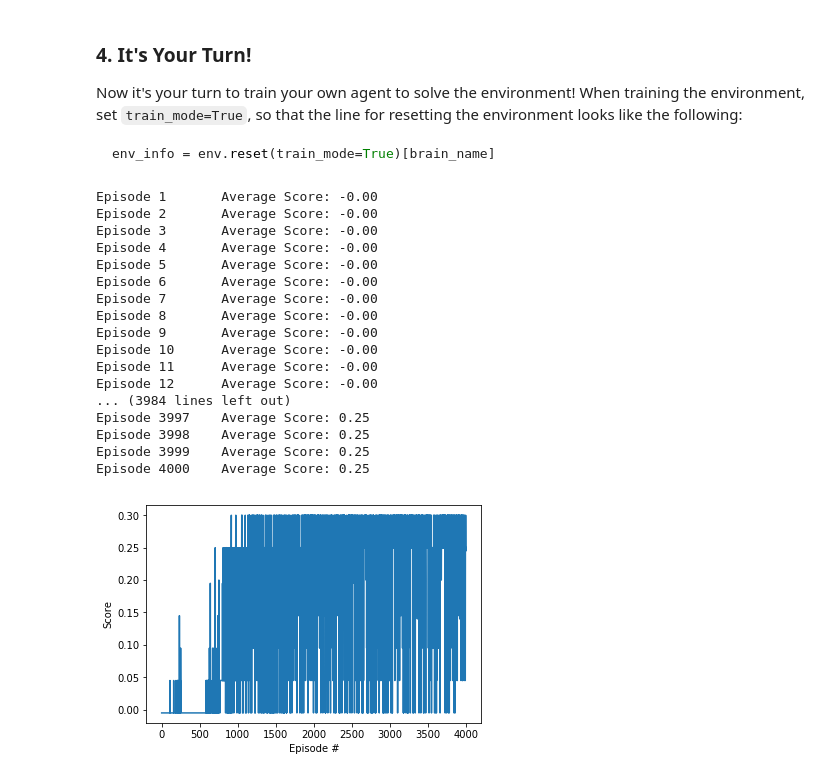
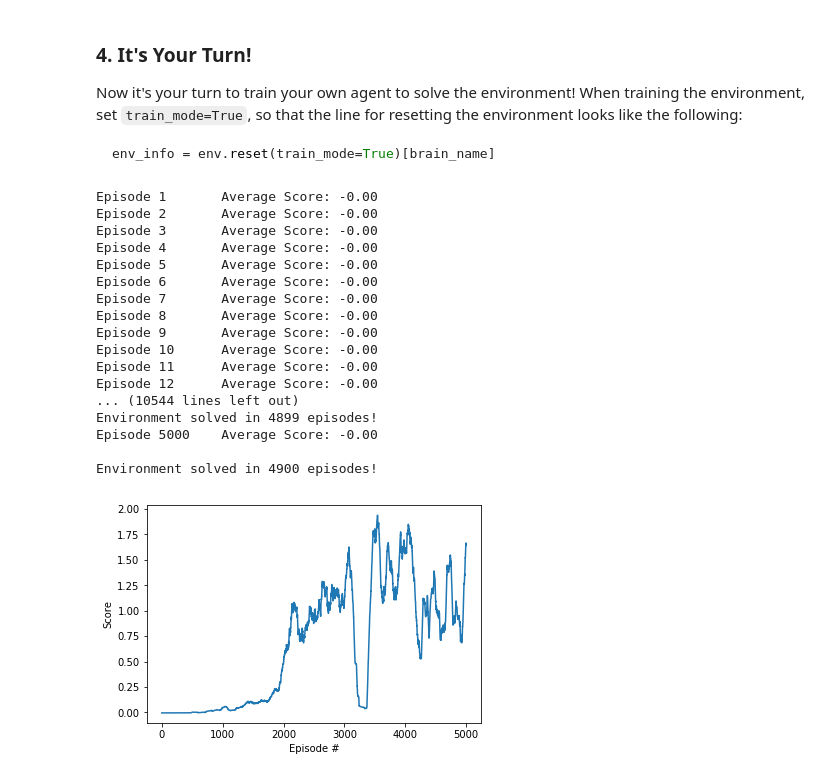
Before and after one commit to bkocis/DRLND_Pr_3_Collaboration_and_Competition, a Jupyter notebook: Tennis.ipynb, the cells around one changed output. Saved outputs shown, nothing was run; the diff lists cells and outputs as text; code cells hidden in the pictures.

```diff
--- a/Tennis.ipynb
+++ b/Tennis.ipynb
@@ -134,38 +134,35 @@ import torch
 #from ddpg_agent import Agent
 from ddpg_agent_tennis import Agent
 # %%
-def ddpg(n_episodes=4000, max_t=100, print_every=1):
-    #scores_deque = deque(maxlen=print_every)
-    #scores = []
+# n_episodes=4000
+# max_t=1000 not 100
+def ddpg(n_episodes=5000, max_t=1000, print_every=1):
     mean_scores = []
-    scores_window = deque(maxlen=100)  # mean scores from most recent episodes
-    moving_avgs = []                               # list of moving averages
+    scores_window = deque(maxlen=100)
+    moving_avgs = []
     for i_episode in range(1, n_episodes+1):
 
         env_info = env.reset(train_mode=True)[brain_name]
-        states = env_info.vector_observations #[0]
-        scores = np.zeros(num_agents) #0
+        states = env_info.vector_observations
+        scores = np.zeros(num_agents)
         agent.reset()
 
         for t in range(max_t):
             actions = agent.act(states)
-            env_info = env.step(actions)[brain_name]        # send the action to the environment
-            next_states = env_info.vector_observations #[0]#[0]   # get the next state
-            rewards = env_info.rewards #[0]#[0]                   # get the reward
-            dones = env_info.local_done #[0]#[0]                  # see if episode has finished
+            env_info = env.step(actions)[brain_name]
+            next_states = env_info.vector_observations
+            rewards = env_info.rewards
+            dones = env_info.local_done
 
             for state, action, reward, next_state, done in zip(states, actions, rewards, next_states, dones):
                 agent.step(state, action, reward, next_state, done, t)
-            # save experience to replay buffer, perform learning step at defined interval
-            #for s, a, r, ns, d in zip(state, action, reward, next_state, done):
-            #    agent.step(s, a, r, ns, d, t)
+
             states = next_states
             scores += rewards
             if np.any(dones):
                 break
-#        scores_deque.append(scores)
-#        scores.append(scores)
-        #mean_scores =
+
+        #print(scores)
         mean_scores.append(np.mean(scores))
         scores_window.append(mean_scores[-1])
         moving_avgs.append(np.mean(scores_window))
@@ -173,46 +170,43 @@ def ddpg(n_episodes=4000, max_t=100, print_every=1):
         if mean_scores[-1] > 0.01:
             print('\rEpisode {}\tAverage Score: {:.2f}'.format(i_episode, mean_scores[-1]), end="")
         if mean_scores[-1] >= 0.5:
-            torch.save(agent.actor_local.state_dict(), 'tennis-actor.pth')
-            torch.save(agent.critic_local.state_dict(), 'tennis-critic.pth')
+            torch.save(agent.actor_local.state_dict(), 'tennis-actor-moving_avgs.pth')
+            torch.save(agent.critic_local.state_dict(), 'tennis-critic-moving_avgs.pth')
         if i_episode % print_every == 0:
             print('\rEpisode {}\tAverage Score: {:.2f}'.format(i_episode, mean_scores[-1]))
 
         if moving_avgs[-1] >= 0.5 and i_episode >= 100:
             print('\nEnvironment solved in {} episodes!'.format(i_episode-100))
 
-    return mean_scores #, moving_avgs
+    return moving_avgs
 
 
-#agent = Agent(state_size=3, action_size=1, random_seed=2)
 agent = Agent(state_size=state_size, action_size=action_size, random_seed=1)
-
-
 
 scores = ddpg()
 
 fig = plt.figure()
 ax = fig.add_subplot(111)
 plt.plot(np.arange(1, len(scores)+1), scores)
 plt.ylabel('Score')
 plt.xlabel('Episode #')
 plt.show()
 # %% [output]
 Episode 1       Average Score: -0.00
 Episode 2       Average Score: -0.00
 Episode 3       Average Score: -0.00
 Episode 4       Average Score: -0.00
 Episode 5       Average Score: -0.00
 Episode 6       Average Score: -0.00
 Episode 7       Average Score: -0.00
 Episode 8       Average Score: -0.00
 Episode 9       Average Score: -0.00
 Episode 10      Average Score: -0.00
 Episode 11      Average Score: -0.00
 Episode 12      Average Score: -0.00
-... (3984 lines left out)
-Episode 3997    Average Score: 0.25
-Episode 3998    Average Score: 0.25
-Episode 3999    Average Score: 0.25
-Episode 4000    Average Score: 0.25
+... (10544 lines left out)
+Environment solved in 4899 episodes!
+Episode 5000    Average Score: -0.00
+
+Environment solved in 4900 episodes!
-[figure, old version]
+[figure, new version]
```
Also changed, not shown: parts of 1 cell of this notebook, 6 other files.
